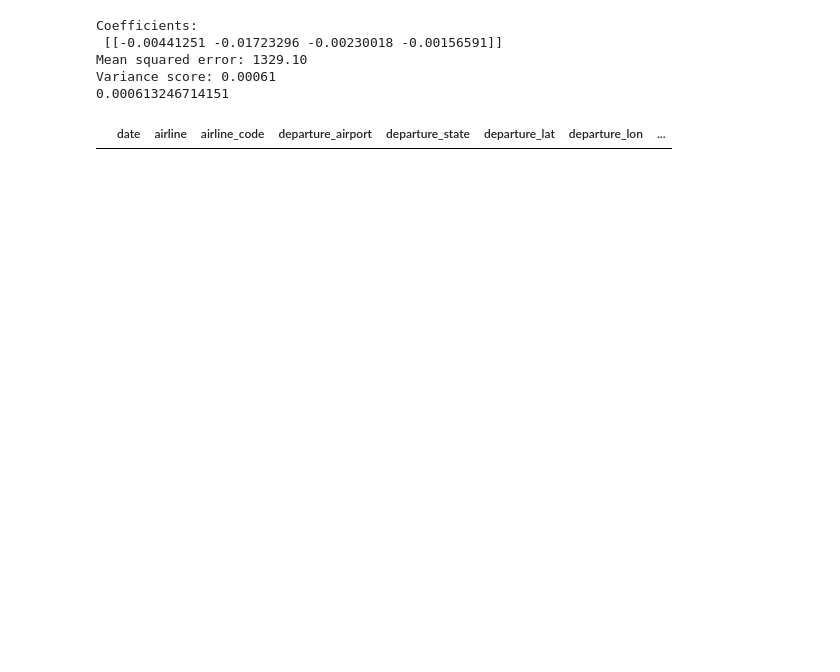
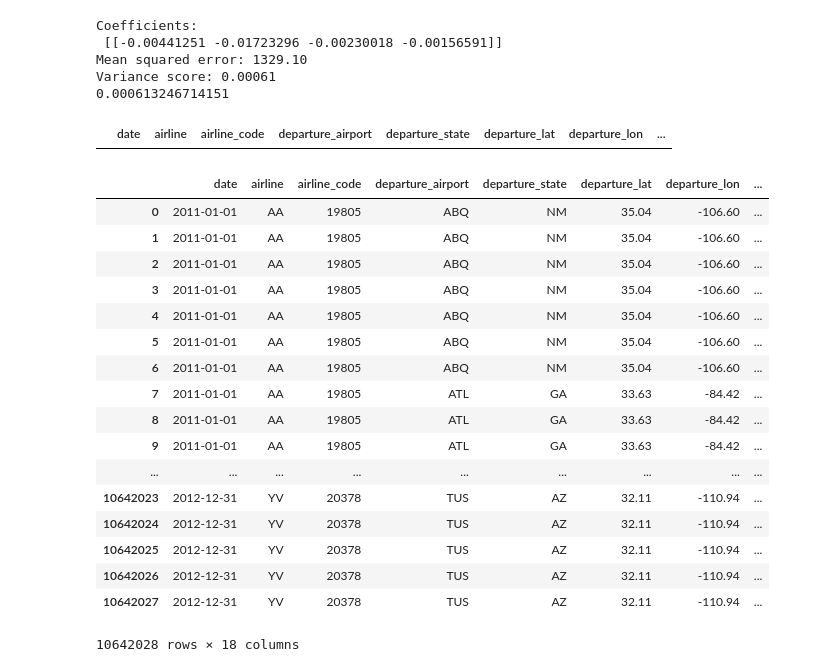
Before and after one commit to DepickereSven/Datatonic-challenge, a Jupyter notebook: Scripts/JupyterPythonScriptMetML.ipynb, the cells around one changed output. Cells and saved outputs as stored; diff of their text form; code cells hidden in the pictures; blank space fills up the shorter version.

Commit message:
Added distance calc

```diff
--- a/Scripts/JupyterPythonScriptMetML.ipynb
+++ b/Scripts/JupyterPythonScriptMetML.ipynb
@@ -147,4 +150,4 @@ def cleanData(df):
     return copy
 # %%
 df = readAllFiles()
-#df2 = cleanData(df)
+df2 = cleanData(df)
@@ -229,6 +241,42 @@ df2.to_json('flights_2010_file_time.json', orient='records')
 df2[(df2.departure_schedule > df2.arrival_schedule) & ((df2.arrival_delay - df2.departure_delay) < -80)]
 # %% [output]
 |  | date | airline | airline_code | departure_airport | departure_state | departure_lat | departure_lon | ... |
+# %%
+def calcDistance(df):
+    array = [];
+    for index, row in df.iterrows():
+        array.append(calcTheDistance(row))
+    return array;
+
+def calcTheDistance(el):
+    slat = radians(float(el["arrival_lat"]))
+    slon = radians(float(el["arrival_lon"]))
+    elat = radians(float(el["departure_lat"]))
+    elon = radians(float(el["departure_lon"]))
+    return 6371.01 * acos(sin(slat)*sin(elat) + cos(slat)*cos(elat)*cos(slon - elon))
+
+distance = calcDistance(df2)
+
+df2['distance'] = distance
+# %% [output]
+|  | date | airline | airline_code | departure_airport | departure_state | departure_lat | departure_lon | ... |
+| 0 | 2011-01-01 | AA | 19805 | ABQ | NM | 35.04 | -106.60 | ... |
+| 1 | 2011-01-01 | AA | 19805 | ABQ | NM | 35.04 | -106.60 | ... |
+| 2 | 2011-01-01 | AA | 19805 | ABQ | NM | 35.04 | -106.60 | ... |
+| 3 | 2011-01-01 | AA | 19805 | ABQ | NM | 35.04 | -106.60 | ... |
+| 4 | 2011-01-01 | AA | 19805 | ABQ | NM | 35.04 | -106.60 | ... |
+| 5 | 2011-01-01 | AA | 19805 | ABQ | NM | 35.04 | -106.60 | ... |
+| 6 | 2011-01-01 | AA | 19805 | ABQ | NM | 35.04 | -106.60 | ... |
+| 7 | 2011-01-01 | AA | 19805 | ATL | GA | 33.63 | -84.42 | ... |
+| 8 | 2011-01-01 | AA | 19805 | ATL | GA | 33.63 | -84.42 | ... |
+| 9 | 2011-01-01 | AA | 19805 | ATL | GA | 33.63 | -84.42 | ... |
+| ... | ... | ... | ... | ... | ... | ... | ... | ... |
+| 10642023 | 2012-12-31 | YV | 20378 | TUS | AZ | 32.11 | -110.94 | ... |
+| 10642024 | 2012-12-31 | YV | 20378 | TUS | AZ | 32.11 | -110.94 | ... |
+| 10642025 | 2012-12-31 | YV | 20378 | TUS | AZ | 32.11 | -110.94 | ... |
+| 10642026 | 2012-12-31 | YV | 20378 | TUS | AZ | 32.11 | -110.94 | ... |
+| 10642027 | 2012-12-31 | YV | 20378 | TUS | AZ | 32.11 | -110.94 | ... |
+10642028 rows × 18 columns
 # %%
 #selecting SouthWest Airlines
 df_southWest = df2.loc[df['airline'] == "WN"]
```
Also changed, not shown: parts of 2 cells of this notebook.
